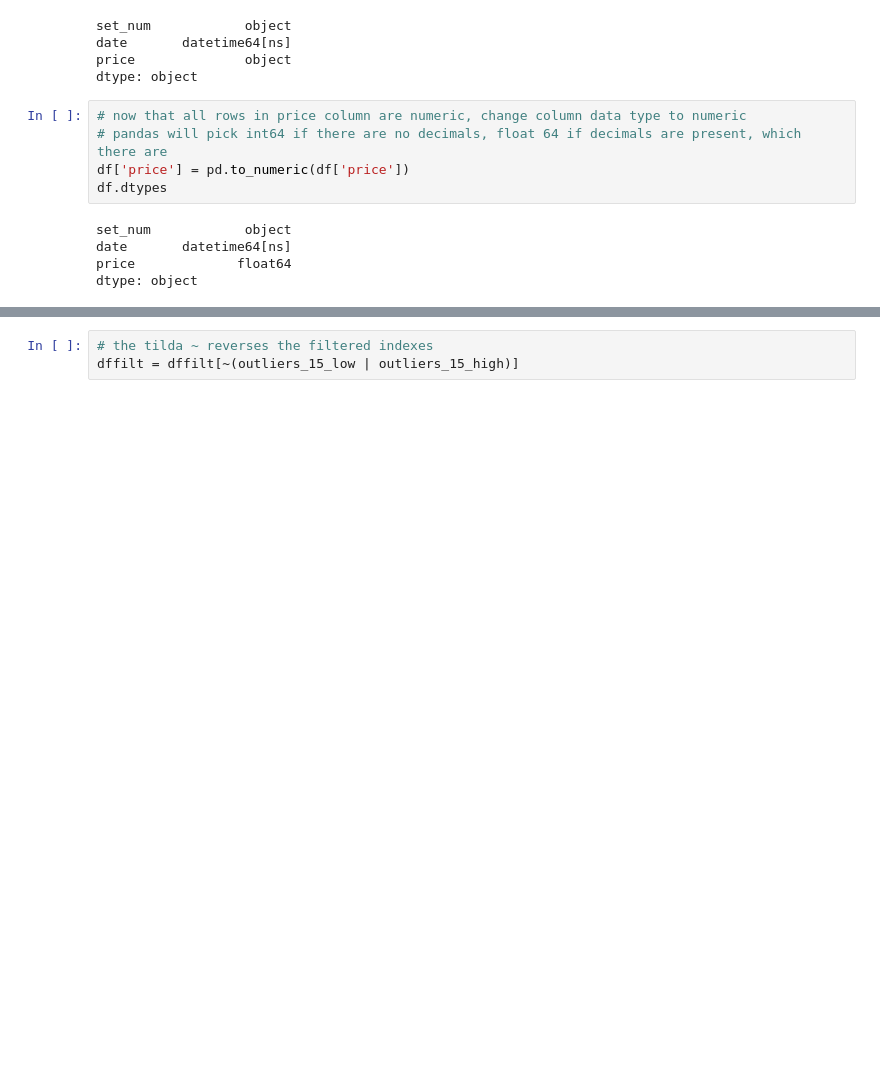
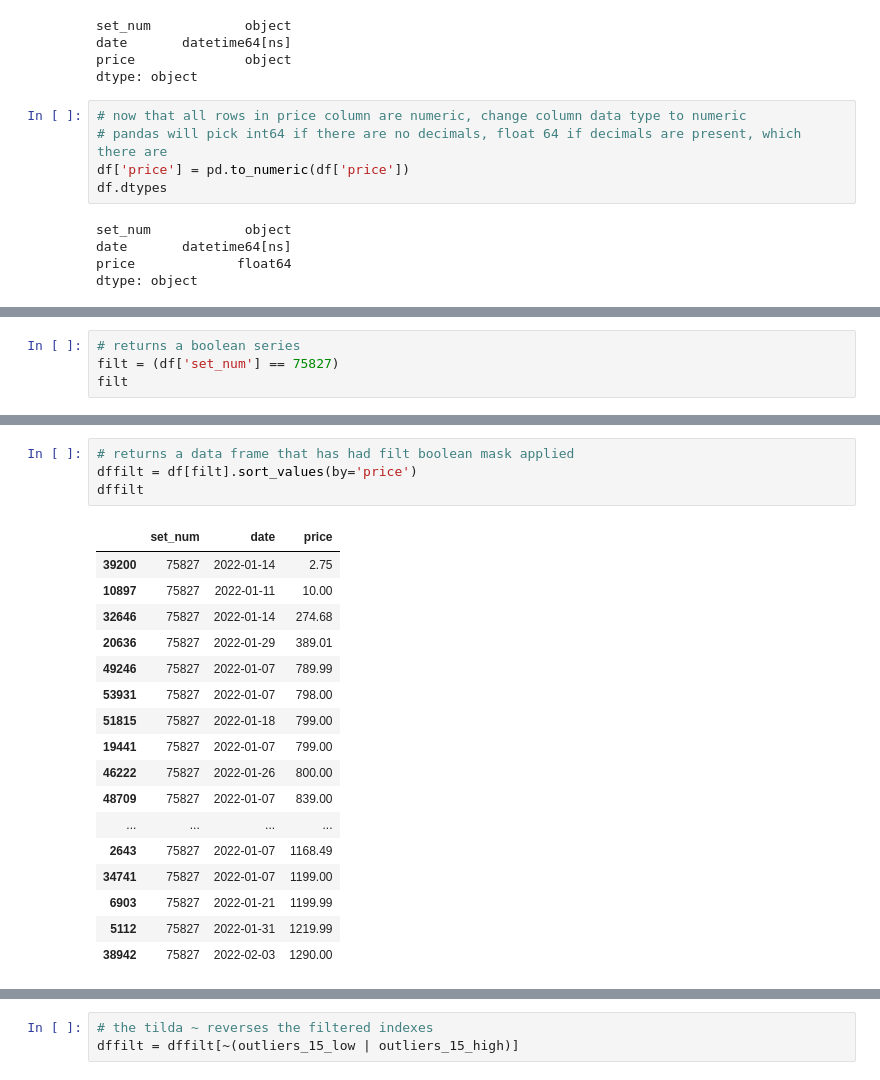
Before and after one commit to 33GuessSo88/EbayLegoWebscrape, a Jupyter notebook: Data Analysis/Lego_Data_Analysis.ipynb, the cells around one changed output, grey strips where cells are left out. Cells and saved outputs as stored; diff of their text form; blank space fills up the shorter version.

```diff
--- a/Data Analysis/Lego_Data_Analysis.ipynb
+++ b/Data Analysis/Lego_Data_Analysis.ipynb
@@ -163,0 +167,4 @@ dtype: object
+# %%
+# returns a boolean series
+filt = (df['set_num'] == 75827)
+filt
@@ -163,0 +184,22 @@ dtype: object
+# %%
+# returns a data frame that has had filt boolean mask applied
+dffilt = df[filt].sort_values(by='price')
+dffilt
+# %% [output]
+|  | set_num | date | price |
+| 39200 | 75827 | 2022-01-14 | 2.75 |
+| 10897 | 75827 | 2022-01-11 | 10.00 |
+| 32646 | 75827 | 2022-01-14 | 274.68 |
+| 20636 | 75827 | 2022-01-29 | 389.01 |
+| 49246 | 75827 | 2022-01-07 | 789.99 |
+| 53931 | 75827 | 2022-01-07 | 798.00 |
+| 51815 | 75827 | 2022-01-18 | 799.00 |
+| 19441 | 75827 | 2022-01-07 | 799.00 |
+| 46222 | 75827 | 2022-01-26 | 800.00 |
+| 48709 | 75827 | 2022-01-07 | 839.00 |
+| ... | ... | ... | ... |
+| 2643 | 75827 | 2022-01-07 | 1168.49 |
+| 34741 | 75827 | 2022-01-07 | 1199.00 |
+| 6903 | 75827 | 2022-01-21 | 1199.99 |
+| 5112 | 75827 | 2022-01-31 | 1219.99 |
+| 38942 | 75827 | 2022-02-03 | 1290.00 |
```
Also changed, not shown: parts of 30 cells of this notebook.
